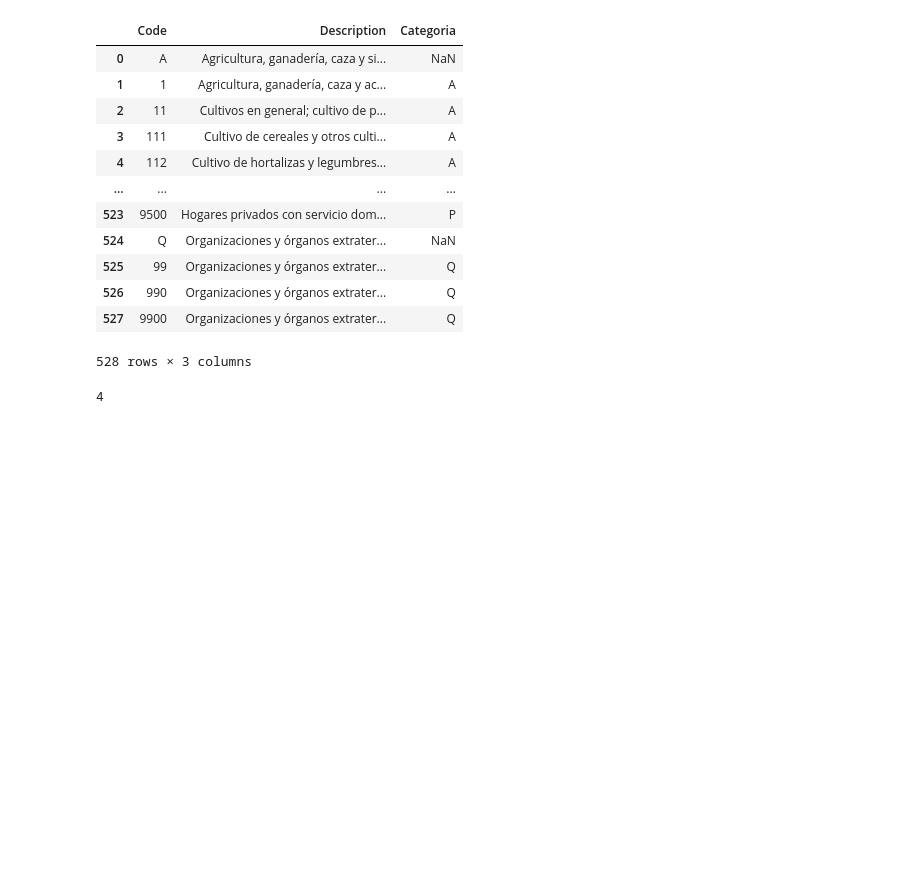
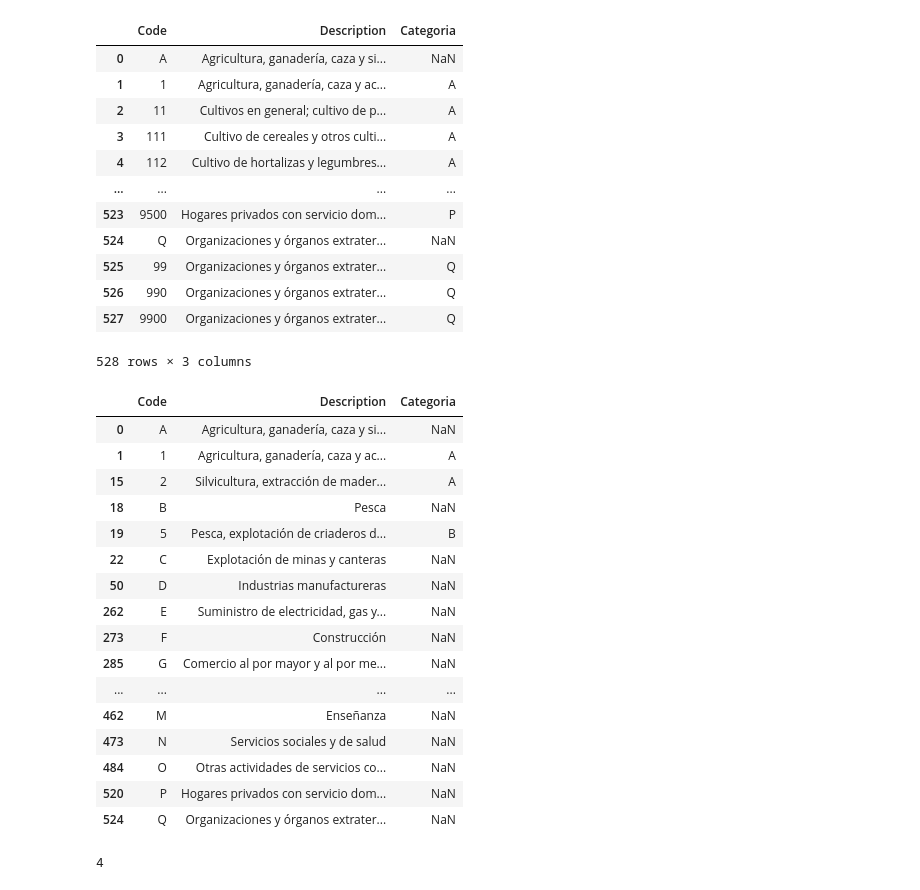
Before and after one commit to sc-perini/product-space, a Jupyter notebook: notebooks/02 - Correspondencia de productos.ipynb, the cells around one changed output. Drawn from its saved outputs; the diff is of its cells as text; code cells hidden in the pictures; blank space fills up the shorter version.

```diff
--- a/notebooks/02 - Correspondencia de productos.ipynb
+++ b/notebooks/02 - Correspondencia de productos.ipynb
@@ -77,6 +77,26 @@ CIIU_Rev3
 | 526 | 990 | Organizaciones y órganos extrater... | Q |
 | 527 | 9900 | Organizaciones y órganos extrater... | Q |
 528 rows × 3 columns
+# %%
+CIIU_Rev3[CIIU_Rev3.Code.astype(str).str.len()==1]
+# %% [output]
+|  | Code | Description | Categoria |
+| 0 | A | Agricultura, ganadería, caza y si... | NaN |
+| 1 | 1 | Agricultura, ganadería, caza y ac... | A |
+| 15 | 2 | Silvicultura, extracción de mader... | A |
+| 18 | B | Pesca | NaN |
+| 19 | 5 | Pesca, explotación de criaderos d... | B |
+| 22 | C | Explotación de minas y canteras | NaN |
+| 50 | D | Industrias manufactureras | NaN |
+| 262 | E | Suministro de electricidad, gas y... | NaN |
+| 273 | F | Construcción | NaN |
+| 285 | G | Comercio al por mayor y al por me... | NaN |
+| ... | ... | ... | ... |
+| 462 | M | Enseñanza | NaN |
+| 473 | N | Servicios sociales y de salud | NaN |
+| 484 | O | Otras actividades de servicios co... | NaN |
+| 520 | P | Hogares privados con servicio dom... | NaN |
+| 524 | Q | Organizaciones y órganos extrater... | NaN |
 # %%
 # se corrobora que la clasificación CIIU Rev3 tiene como máximo hasta 4 dígitos
 CIIU_Rev3.Code.astype(str).str.len().max()
```
Also changed, not shown: 58 other files.
